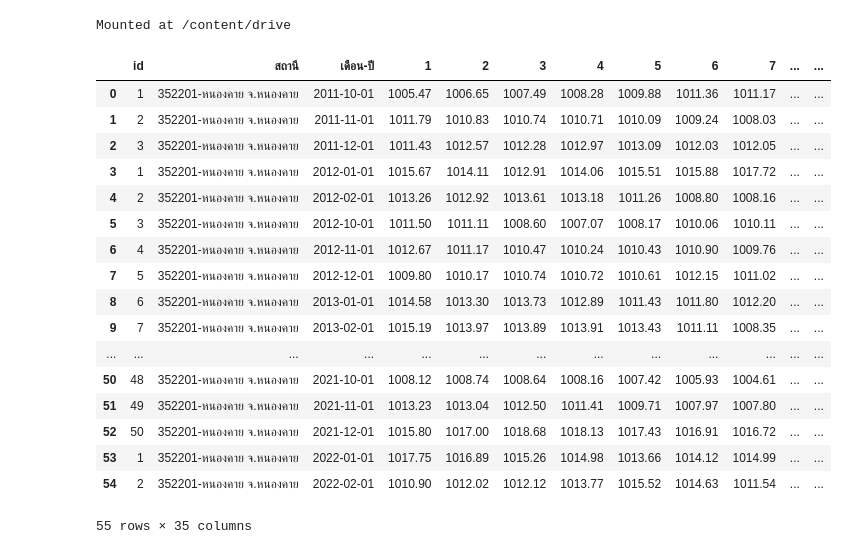
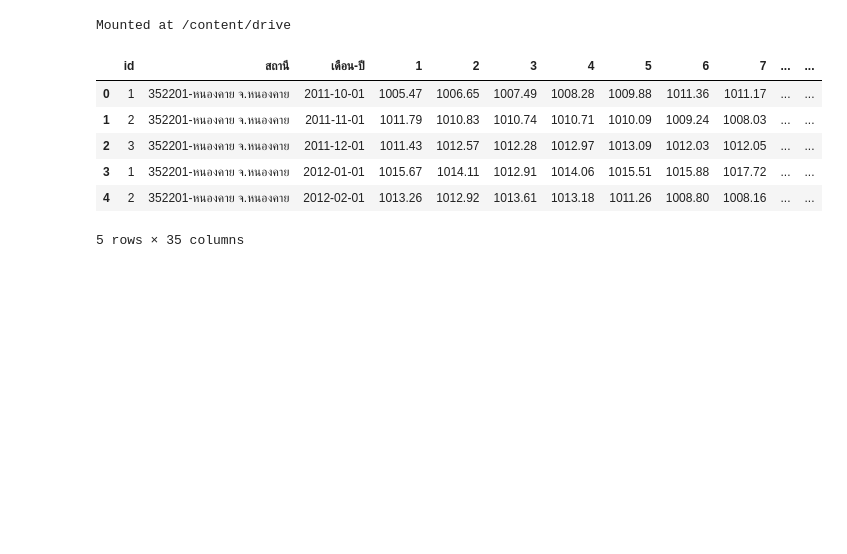
Before and after one commit to Tonry12/data_science_bootcamp_8_tonnaw, a Jupyter notebook: midterm_bscdpdm23.ipynb, the cells around one changed output. Saved outputs shown, nothing was run; the diff lists cells and outputs as text; code cells hidden in the pictures; blank space fills up the shorter version.

```diff
--- a/midterm_bscdpdm23.ipynb
+++ b/midterm_bscdpdm23.ipynb
@@ -20,27 +20,16 @@ press_kk = pd.read_excel('/content/drive/MyDrive/DPDM2023/อุตุ/ควา
 # %%
 press_kk.rename(columns={'Unnamed: 0' : 'id'},inplace=True)
 press_kk.rename(columns={'Unnamed: 1' : 'สถานี'},inplace=True)
 press_kk.rename(columns={'Unnamed: 2' : 'เดือน-ปี'},inplace=True)
-press_kk
+press_kk.head()
 # %% [output]
 |  | id | สถานี | เดือน-ปี | 1 | 2 | 3 | 4 | 5 | 6 | 7 | ... | ... |
 | 0 | 1 | 352201-หนองคาย จ.หนองคาย | 2011-10-01 | 1005.47 | 1006.65 | 1007.49 | 1008.28 | 1009.88 | 1011.36 | 1011.17 | ... | ... |
 | 1 | 2 | 352201-หนองคาย จ.หนองคาย | 2011-11-01 | 1011.79 | 1010.83 | 1010.74 | 1010.71 | 1010.09 | 1009.24 | 1008.03 | ... | ... |
 | 2 | 3 | 352201-หนองคาย จ.หนองคาย | 2011-12-01 | 1011.43 | 1012.57 | 1012.28 | 1012.97 | 1013.09 | 1012.03 | 1012.05 | ... | ... |
 | 3 | 1 | 352201-หนองคาย จ.หนองคาย | 2012-01-01 | 1015.67 | 1014.11 | 1012.91 | 1014.06 | 1015.51 | 1015.88 | 1017.72 | ... | ... |
 | 4 | 2 | 352201-หนองคาย จ.หนองคาย | 2012-02-01 | 1013.26 | 1012.92 | 1013.61 | 1013.18 | 1011.26 | 1008.80 | 1008.16 | ... | ... |
-| 5 | 3 | 352201-หนองคาย จ.หนองคาย | 2012-10-01 | 1011.50 | 1011.11 | 1008.60 | 1007.07 | 1008.17 | 1010.06 | 1010.11 | ... | ... |
-| 6 | 4 | 352201-หนองคาย จ.หนองคาย | 2012-11-01 | 1012.67 | 1011.17 | 1010.47 | 1010.24 | 1010.43 | 1010.90 | 1009.76 | ... | ... |
-| 7 | 5 | 352201-หนองคาย จ.หนองคาย | 2012-12-01 | 1009.80 | 1010.17 | 1010.74 | 1010.72 | 1010.61 | 1012.15 | 1011.02 | ... | ... |
-| 8 | 6 | 352201-หนองคาย จ.หนองคาย | 2013-01-01 | 1014.58 | 1013.30 | 1013.73 | 1012.89 | 1011.43 | 1011.80 | 1012.20 | ... | ... |
-| 9 | 7 | 352201-หนองคาย จ.หนองคาย | 2013-02-01 | 1015.19 | 1013.97 | 1013.89 | 1013.91 | 1013.43 | 1011.11 | 1008.35 | ... | ... |
-| ... | ... | ... | ... | ... | ... | ... | ... | ... | ... | ... | ... | ... |
-| 50 | 48 | 352201-หนองคาย จ.หนองคาย | 2021-10-01 | 1008.12 | 1008.74 | 1008.64 | 1008.16 | 1007.42 | 1005.93 | 1004.61 | ... | ... |
-| 51 | 49 | 352201-หนองคาย จ.หนองคาย | 2021-11-01 | 1013.23 | 1013.04 | 1012.50 | 1011.41 | 1009.71 | 1007.97 | 1007.80 | ... | ... |
-| 52 | 50 | 352201-หนองคาย จ.หนองคาย | 2021-12-01 | 1015.80 | 1017.00 | 1018.68 | 1018.13 | 1017.43 | 1016.91 | 1016.72 | ... | ... |
-| 53 | 1 | 352201-หนองคาย จ.หนองคาย | 2022-01-01 | 1017.75 | 1016.89 | 1015.26 | 1014.98 | 1013.66 | 1014.12 | 1014.99 | ... | ... |
-| 54 | 2 | 352201-หนองคาย จ.หนองคาย | 2022-02-01 | 1010.90 | 1012.02 | 1012.12 | 1013.77 | 1015.52 | 1014.63 | 1011.54 | ... | ... |
-55 rows × 35 columns
+5 rows × 35 columns
 # %%
 press_kk['year'] = press_kk['เดือน-ปี'].dt.year
 press_kk['month'] = press_kk['เดือน-ปี'].dt.month
```
Also changed, not shown: parts of 3 cells of this notebook.
